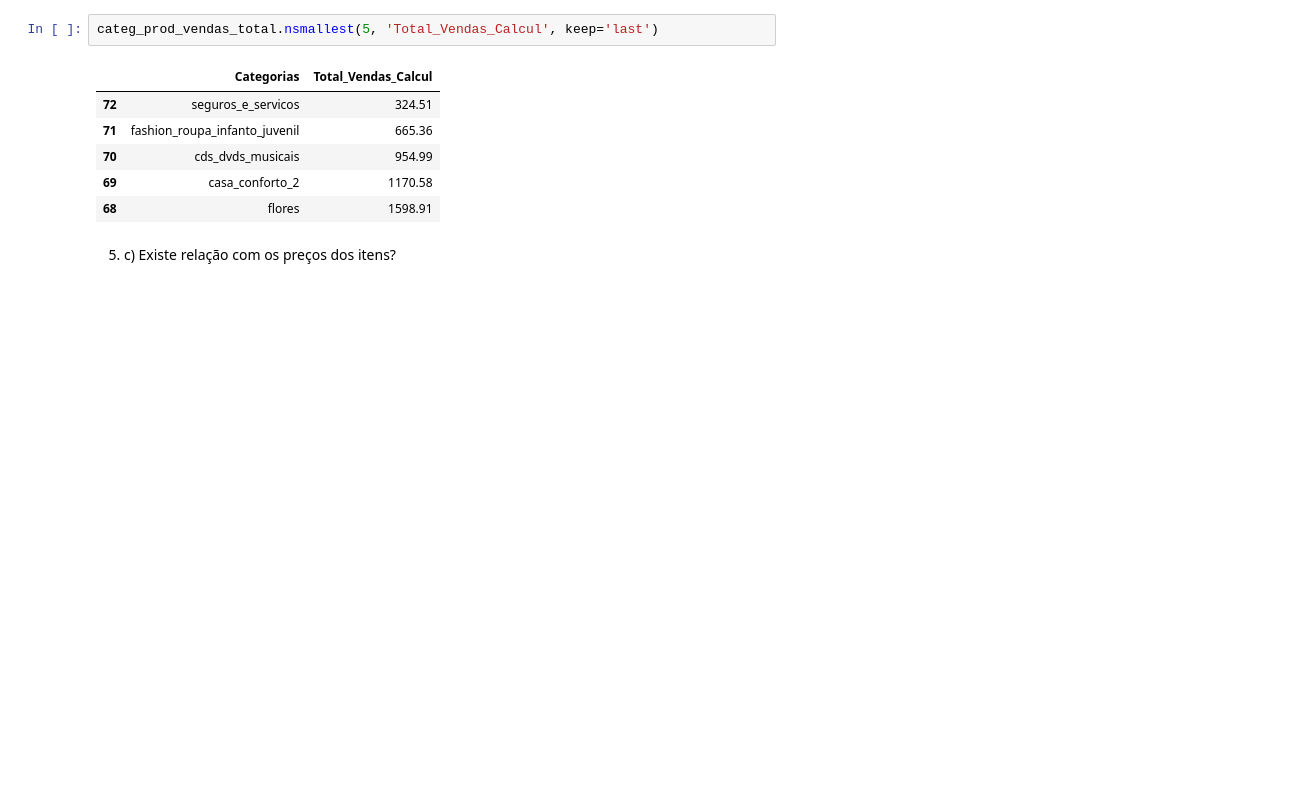
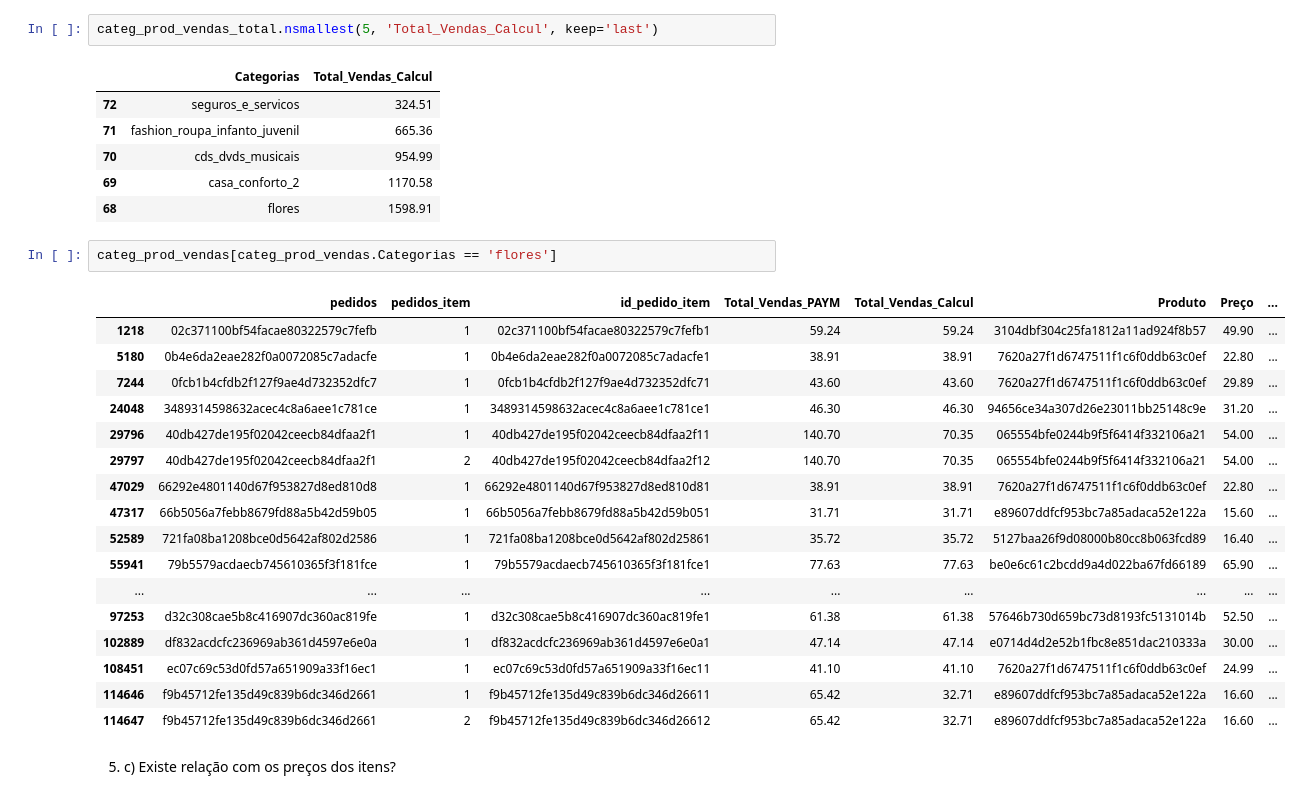
Before and after one commit to LucyMenges/Tech_Dados, a Jupyter notebook: Olist.ipynb, the cells around one changed output. Drawn from its saved outputs; the diff is of its cells as text; blank space fills up the shorter version.

```diff
--- a/Olist.ipynb
+++ b/Olist.ipynb
@@ -903,6 +903,26 @@ categ_prod_vendas_total.nsmallest(5, 'Total_Vendas_Calcul', keep='last')
 | 70 | cds_dvds_musicais | 954.99 |
 | 69 | casa_conforto_2 | 1170.58 |
 | 68 | flores | 1598.91 |
+# %%
+categ_prod_vendas[categ_prod_vendas.Categorias == 'flores']
+# %% [output]
+|  | pedidos | pedidos_item | id_pedido_item | Total_Vendas_PAYM | Total_Vendas_Calcul | Produto | Preço | ... |
+| 1218 | 02c371100bf54facae80322579c7fefb | 1 | 02c371100bf54facae80322579c7fefb1 | 59.24 | 59.24 | 3104dbf304c25fa1812a11ad924f8b57 | 49.90 | ... |
+| 5180 | 0b4e6da2eae282f0a0072085c7adacfe | 1 | 0b4e6da2eae282f0a0072085c7adacfe1 | 38.91 | 38.91 | 7620a27f1d6747511f1c6f0ddb63c0ef | 22.80 | ... |
+| 7244 | 0fcb1b4cfdb2f127f9ae4d732352dfc7 | 1 | 0fcb1b4cfdb2f127f9ae4d732352dfc71 | 43.60 | 43.60 | 7620a27f1d6747511f1c6f0ddb63c0ef | 29.89 | ... |
+| 24048 | 3489314598632acec4c8a6aee1c781ce | 1 | 3489314598632acec4c8a6aee1c781ce1 | 46.30 | 46.30 | 94656ce34a307d26e23011bb25148c9e | 31.20 | ... |
+| 29796 | 40db427de195f02042ceecb84dfaa2f1 | 1 | 40db427de195f02042ceecb84dfaa2f11 | 140.70 | 70.35 | 065554bfe0244b9f5f6414f332106a21 | 54.00 | ... |
+| 29797 | 40db427de195f02042ceecb84dfaa2f1 | 2 | 40db427de195f02042ceecb84dfaa2f12 | 140.70 | 70.35 | 065554bfe0244b9f5f6414f332106a21 | 54.00 | ... |
+| 47029 | 66292e4801140d67f953827d8ed810d8 | 1 | 66292e4801140d67f953827d8ed810d81 | 38.91 | 38.91 | 7620a27f1d6747511f1c6f0ddb63c0ef | 22.80 | ... |
+| 47317 | 66b5056a7febb8679fd88a5b42d59b05 | 1 | 66b5056a7febb8679fd88a5b42d59b051 | 31.71 | 31.71 | e89607ddfcf953bc7a85adaca52e122a | 15.60 | ... |
+| 52589 | 721fa08ba1208bce0d5642af802d2586 | 1 | 721fa08ba1208bce0d5642af802d25861 | 35.72 | 35.72 | 5127baa26f9d08000b80cc8b063fcd89 | 16.40 | ... |
+| 55941 | 79b5579acdaecb745610365f3f181fce | 1 | 79b5579acdaecb745610365f3f181fce1 | 77.63 | 77.63 | be0e6c61c2bcdd9a4d022ba67fd66189 | 65.90 | ... |
+| ... | ... | ... | ... | ... | ... | ... | ... | ... |
+| 97253 | d32c308cae5b8c416907dc360ac819fe | 1 | d32c308cae5b8c416907dc360ac819fe1 | 61.38 | 61.38 | 57646b730d659bc73d8193fc5131014b | 52.50 | ... |
+| 102889 | df832acdcfc236969ab361d4597e6e0a | 1 | df832acdcfc236969ab361d4597e6e0a1 | 47.14 | 47.14 | e0714d4d2e52b1fbc8e851dac210333a | 30.00 | ... |
+| 108451 | ec07c69c53d0fd57a651909a33f16ec1 | 1 | ec07c69c53d0fd57a651909a33f16ec11 | 41.10 | 41.10 | 7620a27f1d6747511f1c6f0ddb63c0ef | 24.99 | ... |
+| 114646 | f9b45712fe135d49c839b6dc346d2661 | 1 | f9b45712fe135d49c839b6dc346d26611 | 65.42 | 32.71 | e89607ddfcf953bc7a85adaca52e122a | 16.60 | ... |
+| 114647 | f9b45712fe135d49c839b6dc346d2661 | 2 | f9b45712fe135d49c839b6dc346d26612 | 65.42 | 32.71 | e89607ddfcf953bc7a85adaca52e122a | 16.60 | ... |
 # %% [markdown]
 5.  c) Existe relação com os preços dos itens?
 # %%
```
Also changed, not shown: parts of 44 cells of this notebook, 1 other file.
